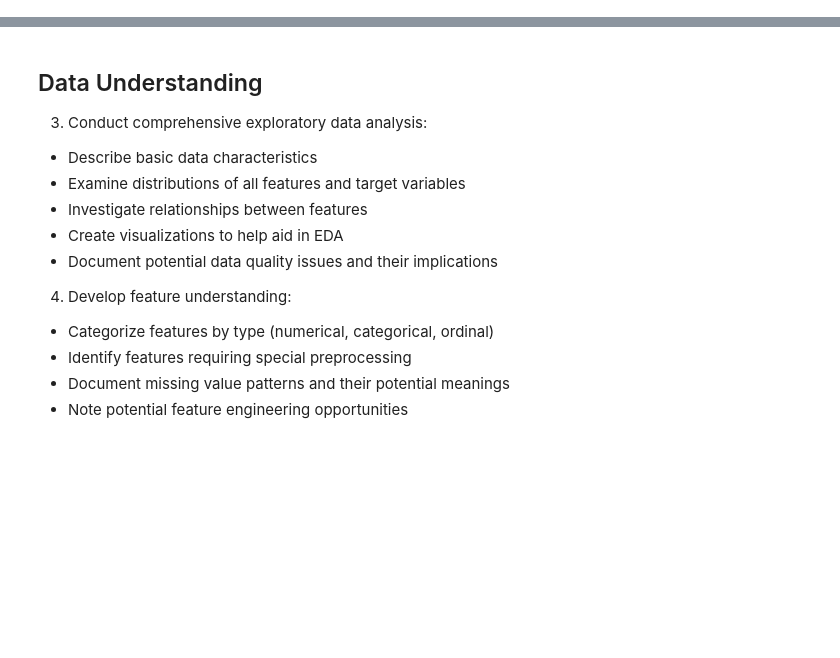
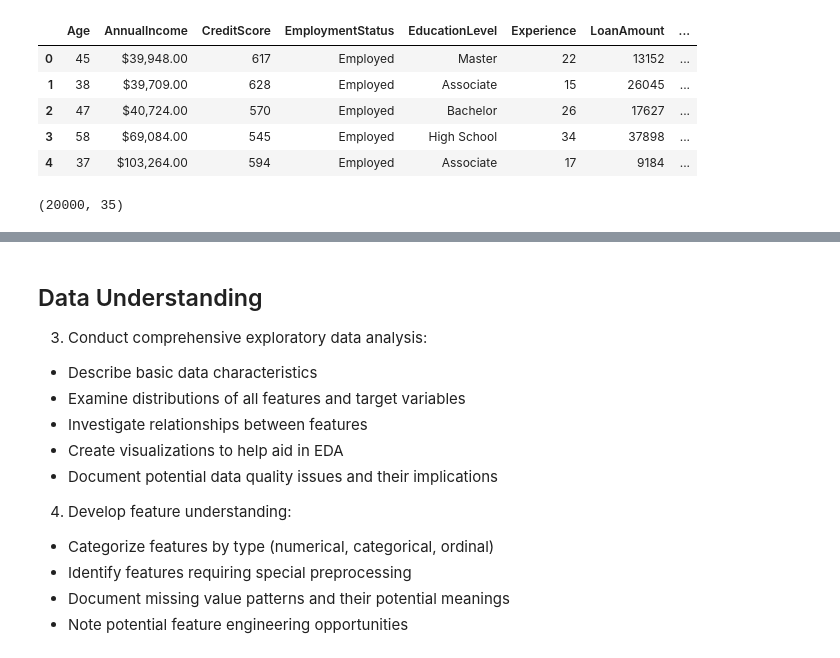
Before and after one commit to ngunjirikevin/financial-loan-risk-model, a Jupyter notebook: financial_loan_risk.ipynb, the cells around one changed output, grey strips where cells are left out. Cells and saved outputs as stored; diff of their text form; code cells hidden in the pictures; blank space fills up the shorter version.

```diff
--- a/financial_loan_risk.ipynb
+++ b/financial_loan_risk.ipynb
@@ -39,0 +63,17 @@ A baseline model will also be established before developing more advanced models
+# %%
+# Loading in the data
+df = pd.read_csv("financial_loan_data.csv")
+
+# view the first few rows
+df.head()
+# %% [output]
+|  | Age | AnnualIncome | CreditScore | EmploymentStatus | EducationLevel | Experience | LoanAmount | ... |
+| 0 | 45 | $39,948.00 | 617 | Employed | Master | 22 | 13152 | ... |
+| 1 | 38 | $39,709.00 | 628 | Employed | Associate | 15 | 26045 | ... |
+| 2 | 47 | $40,724.00 | 570 | Employed | Bachelor | 26 | 17627 | ... |
+| 3 | 58 | $69,084.00 | 545 | Employed | High School | 34 | 37898 | ... |
+| 4 | 37 | $103,264.00 | 594 | Employed | Associate | 17 | 9184 | ... |
+# %%
+df.shape
+# %% [output]
+(20000, 35)
```
Also changed, not shown: parts of 26 cells of this notebook.
